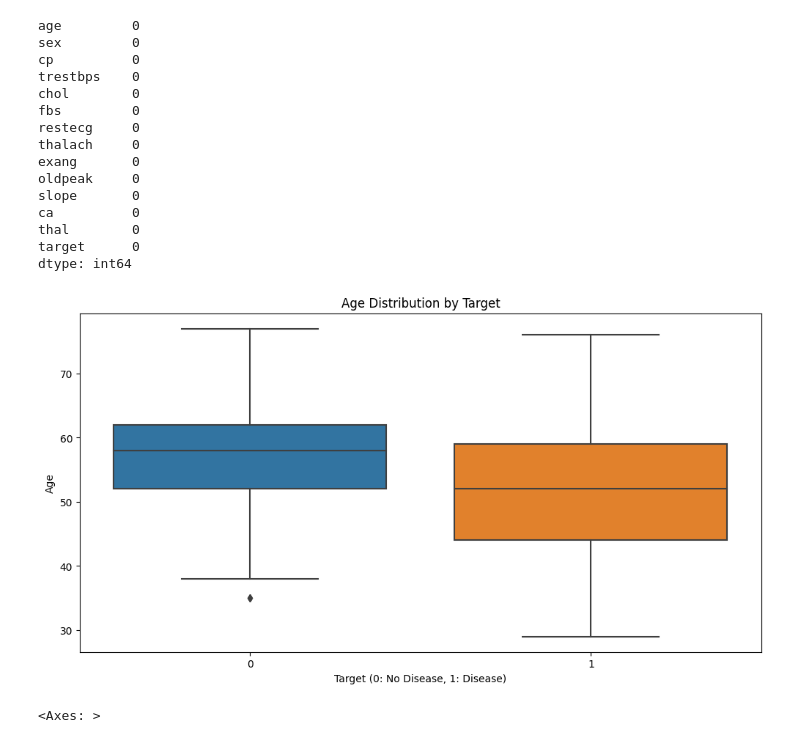
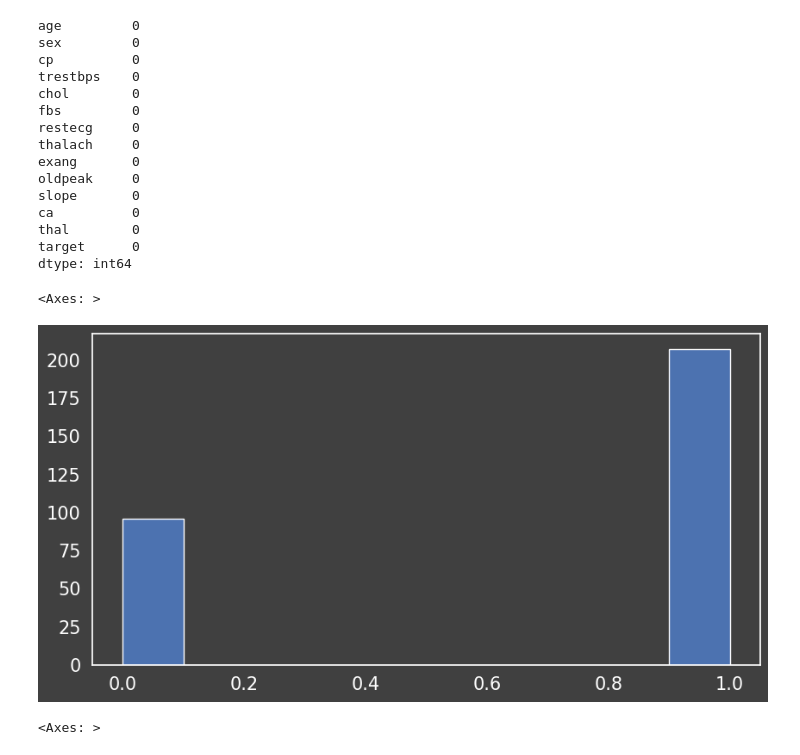
Before and after one commit to 2610harsh/IML_Labs, a Jupyter notebook: project-heart.ipynb, the cells around one changed output. Drawn from its saved outputs; the diff is of its cells as text; code cells hidden in the pictures.

```diff
--- a/project-heart.ipynb
+++ b/project-heart.ipynb
@@ -34,16 +34,25 @@ ca          0
 thal        0
 target      0
 dtype: int64
-# %%
-# Visualize data distributions and relationships
-plt.figure(figsize=(12, 6))
-sns.boxplot(x='target', y='age', data=df)
-plt.title("Age Distribution by Target")
-plt.xlabel("Target (0: No Disease, 1: Disease)")
-plt.ylabel("Age")
-plt.show()
-# %% [output]
-[figure, removed]
+# %%
+bg_color = (0.25, 0.25, 0.25)
+sns.set(rc={"font.style":"normal",
+            "axes.facecolor":bg_color,
+            "figure.facecolor":bg_color,
+            "text.color":"white",
+            "xtick.color":"white",
+            "ytick.color":"white",
+            "axes.labelcolor":"white",
+            "axes.grid":False,
+            'axes.labelsize':25,
+            'figure.figsize':(10.0,5.0),
+            'xtick.labelsize':15,
+            'ytick.labelsize':15})
+# %%
+df['sex'].hist(grid=False)
+# %% [output]
+<Axes: >
+[figure, added]
 # %%
 bg_color = (0.25, 0.25, 0.25)
 sns.set(rc={"font.style":"normal",
```
